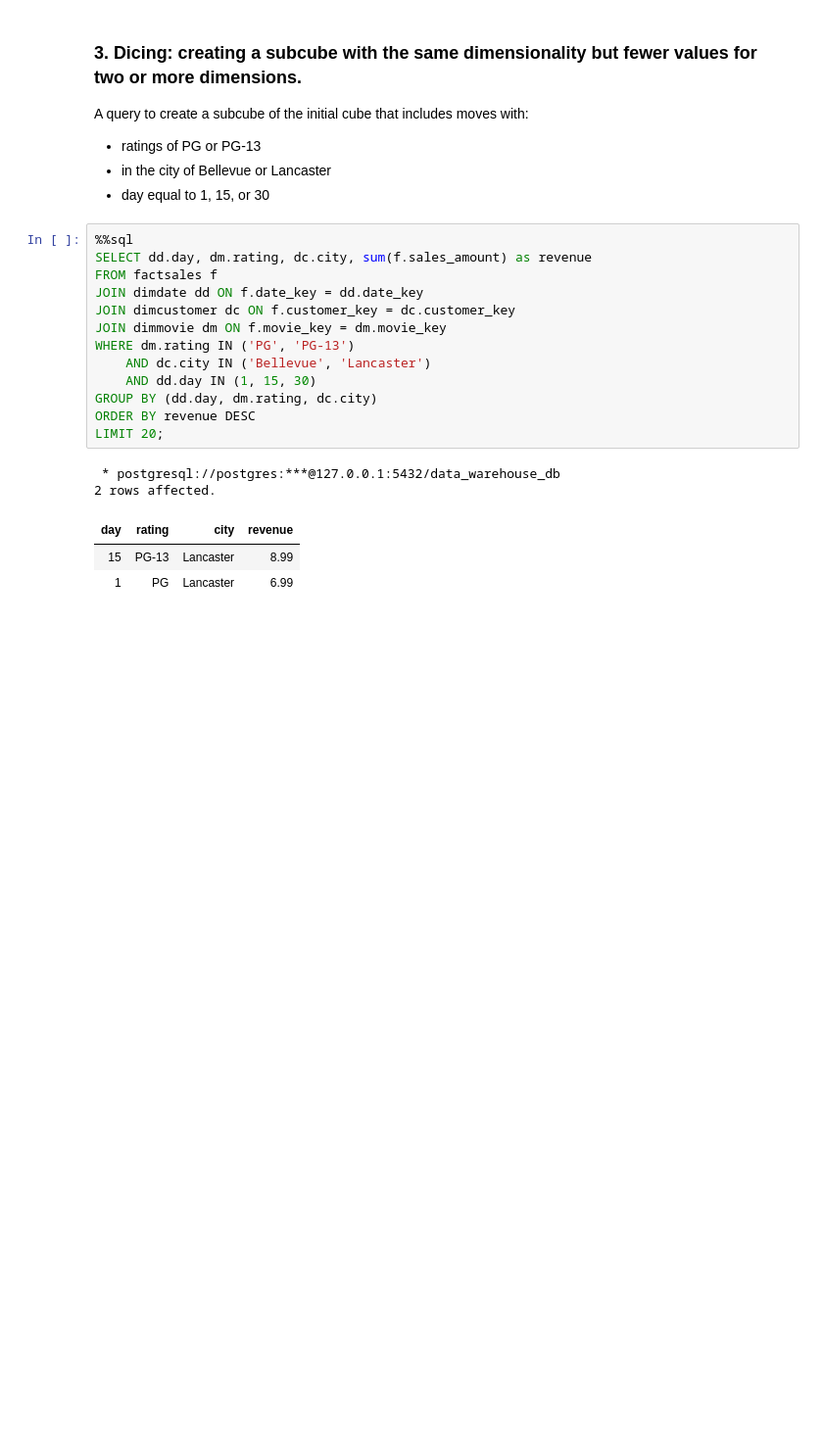
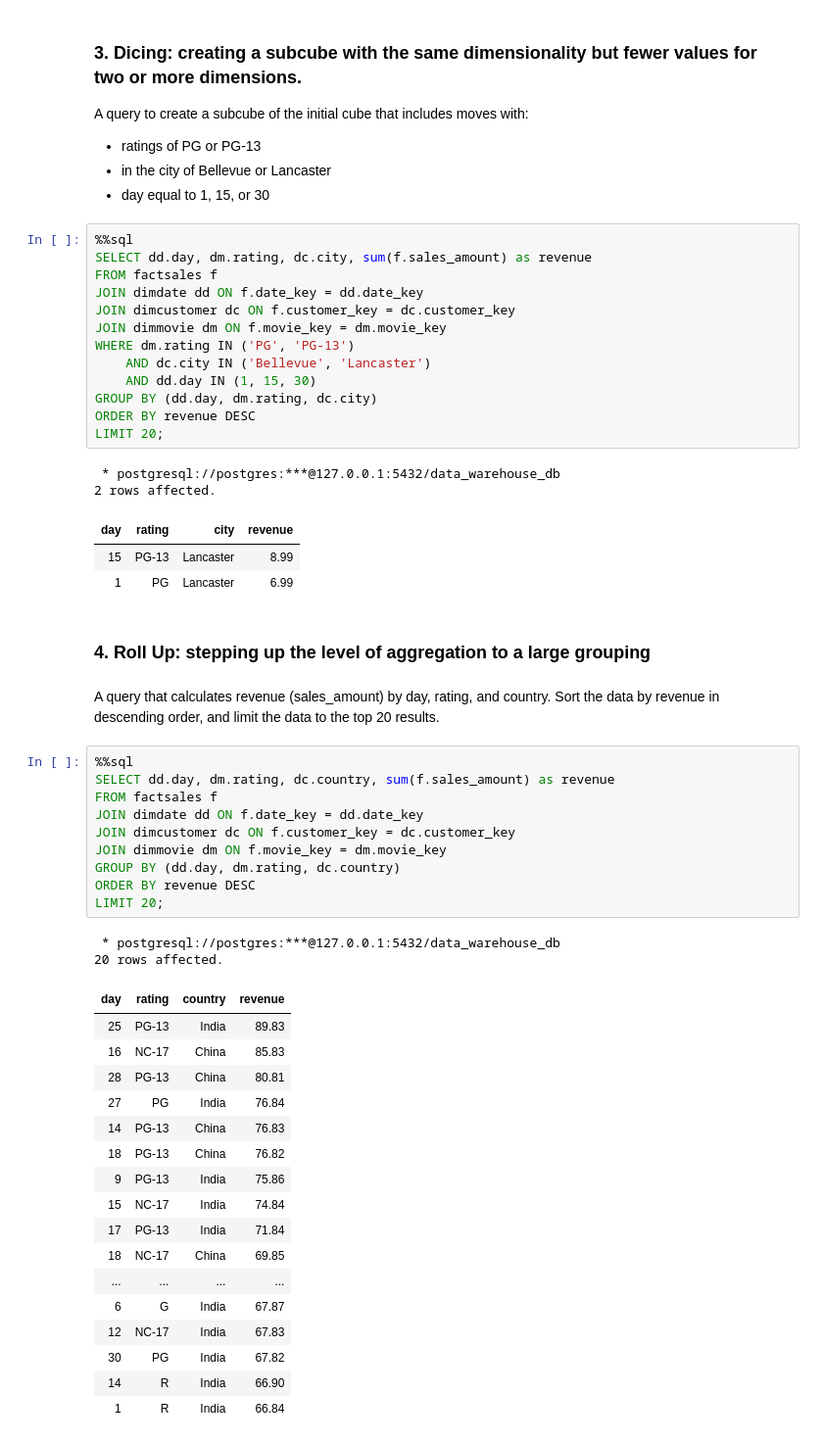
Before and after one commit to dinhlang86/SQL-data-warehouse, a Jupyter notebook: data_warehouse/dimensional_modeling.ipynb, the cells around one changed output. Shown at 98% size. Saved outputs shown, nothing was run; the diff lists cells and outputs as text; blank space fills up the shorter version.

Commit message:
create queries for roll up and drill down

```diff
--- a/data_warehouse/dimensional_modeling.ipynb
+++ b/data_warehouse/dimensional_modeling.ipynb
@@ -610,3 +610,37 @@ LIMIT 20;
 | day | rating | city | revenue |
 | 15 | PG-13 | Lancaster | 8.99 |
 | 1 | PG | Lancaster | 6.99 |
+# %% [markdown]
+### 4. Roll Up: stepping up the level of aggregation to a large grouping
+# %% [markdown]
+A query that calculates revenue (sales_amount) by day, rating, and country. Sort the data by revenue in descending order, and limit the data to the top 20 results.
+# %%
+%%sql
+SELECT dd.day, dm.rating, dc.country, sum(f.sales_amount) as revenue
+FROM factsales f
+JOIN dimdate dd ON f.date_key = dd.date_key
+JOIN dimcustomer dc ON f.customer_key = dc.customer_key
+JOIN dimmovie dm ON f.movie_key = dm.movie_key
+GROUP BY (dd.day, dm.rating, dc.country)
+ORDER BY revenue DESC
+LIMIT 20;
+# %% [output]
+ * postgresql://postgres:***@127.0.0.1:5432/data_warehouse_db
+20 rows affected.
+| day | rating | country | revenue |
+| 25 | PG-13 | India | 89.83 |
+| 16 | NC-17 | China | 85.83 |
+| 28 | PG-13 | China | 80.81 |
+| 27 | PG | India | 76.84 |
+| 14 | PG-13 | China | 76.83 |
+| 18 | PG-13 | China | 76.82 |
+| 9 | PG-13 | India | 75.86 |
+| 15 | NC-17 | India | 74.84 |
+| 17 | PG-13 | India | 71.84 |
+| 18 | NC-17 | China | 69.85 |
+| ... | ... | ... | ... |
+| 6 | G | India | 67.87 |
+| 12 | NC-17 | India | 67.83 |
+| 30 | PG | India | 67.82 |
+| 14 | R | India | 66.90 |
+| 1 | R | India | 66.84 |
```
Also changed, not shown: parts of 3 cells of this notebook, 1 other file.
